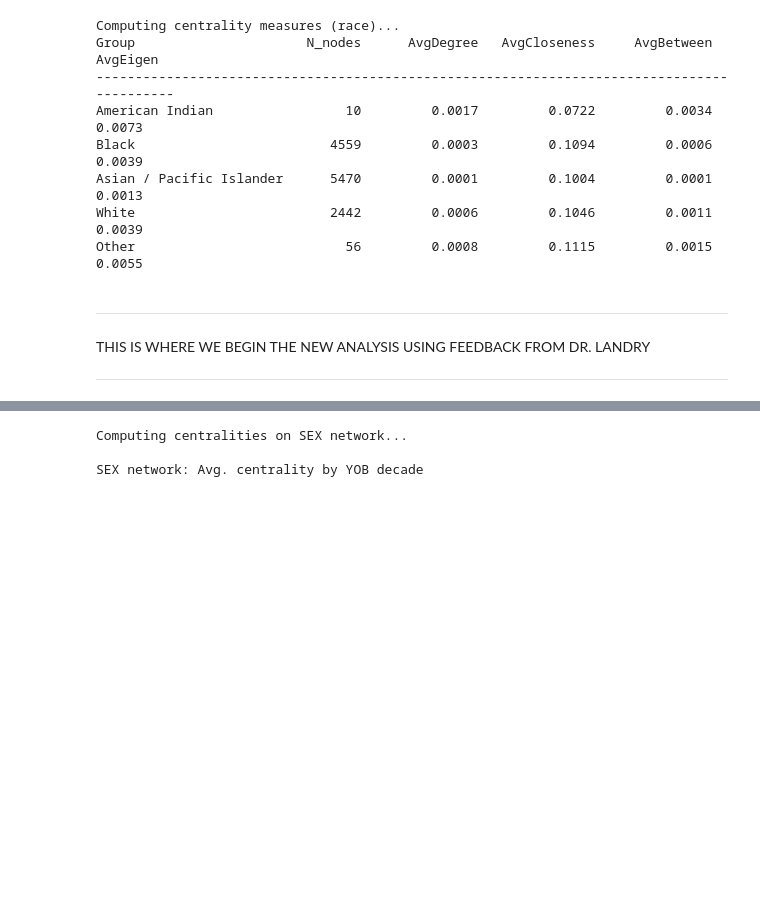
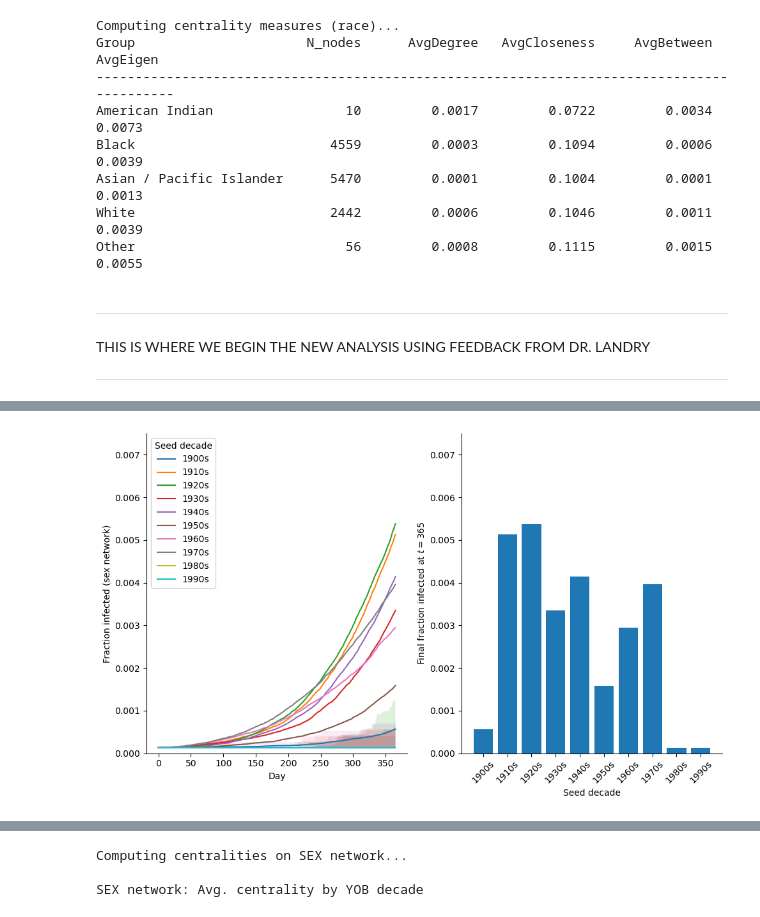
Before and after one commit to pmehta17/hiv-spread, a Jupyter notebook: Project_v2.ipynb, the cells around one changed output, grey strips where cells are left out. Drawn from its saved outputs; the diff is of its cells as text; code cells hidden in the pictures; blank space fills up the shorter version.

```diff
--- a/Project_v2.ipynb
+++ b/Project_v2.ipynb
@@ -1487,2 +1441,59 @@ Assigned per-act risks:
+# %%
+# ======================================================================
+# PLOTTING: YOB DECADES ON SEX NETWORK (orientation-based p_sex)
+# ======================================================================
+
+plt.figure(figsize=(10, 6))
+
+# ---------------------------------------------------------------
+# Left subplot: I(t) with 25–75% quantile bands
+# ---------------------------------------------------------------
+plt.subplot(1, 2, 1)
+for d in sorted(decades_sex):
+    mean_curve = decades_sex[d].mean(axis=0)
+
+    quant25 = np.quantile(decades_sex[d], 0.25, axis=0)  # 25% quantile
+    quant75 = np.quantile(decades_sex[d], 0.75, axis=0)  # 75% quantile
+
+    plt.plot(t_range_sex, mean_curve, label=f"{d}s")
+    plt.fill_between(
+        t_range_sex,
+        quant25,
+        quant75,
+        alpha=0.15
+    )
+
+plt.xlabel("Day")
+plt.ylabel("Fraction infected (sex network)")
+plt.ylim(0, 0.0075)
+# Optional title:
+# plt.title("Infection Dynamics by Seed YOB Decade in SEX Network")
+plt.legend(title="Seed decade", loc="upper left")
+
+# ---------------------------------------------------------------
+# Right subplot: bar plot of infective potential at t = 365
+# ---------------------------------------------------------------
+plt.subplot(1, 2, 2)
+final_values_sex = {
+    d: arr.mean(axis=0)[-1]   # average over runs, final timepoint
+    for d, arr in decades_sex.items()
+}
+sorted_decades_sex = sorted(final_values_sex.keys())
+vals_sex = [final_values_sex[d] for d in sorted_decades_sex]
+
+plt.bar([f"{d}s" for d in sorted_decades_sex], vals_sex)
+plt.xlabel("Seed decade")
+plt.ylabel(r"Final fraction infected at $t = 365$")
+# Optional title:
+# plt.title("Infective Potential by Seed YOB Decade (SEX Network)")
+plt.xticks(rotation=45)
+plt.ylim(0, 0.0075)
+
+plt.tight_layout()
+sns.despine()
+plt.savefig("YOB_Sex.pdf", dpi=1000)
+plt.show()
+# %% [output]
+[figure, added]
 # %%
 # ======================================================================
```
Also changed, not shown: parts of 12 cells of this notebook.
